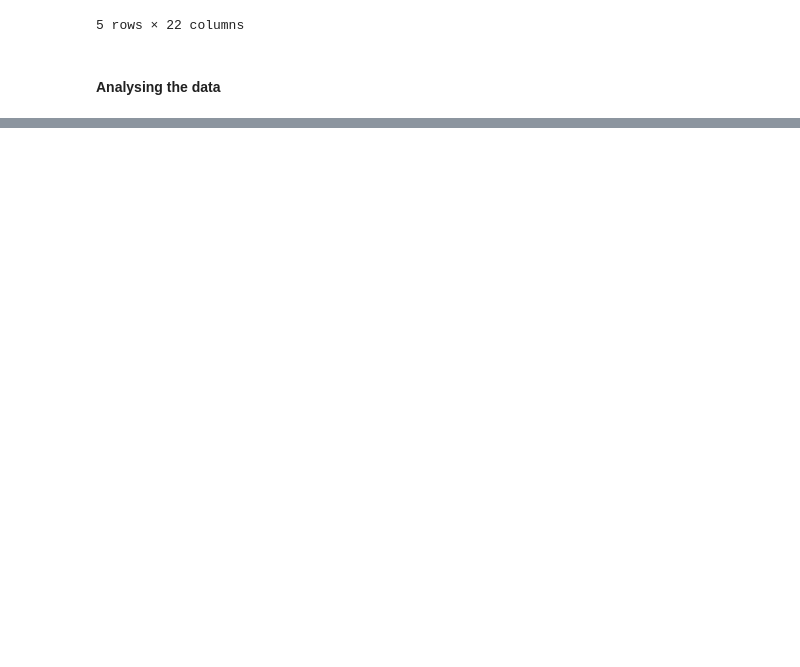
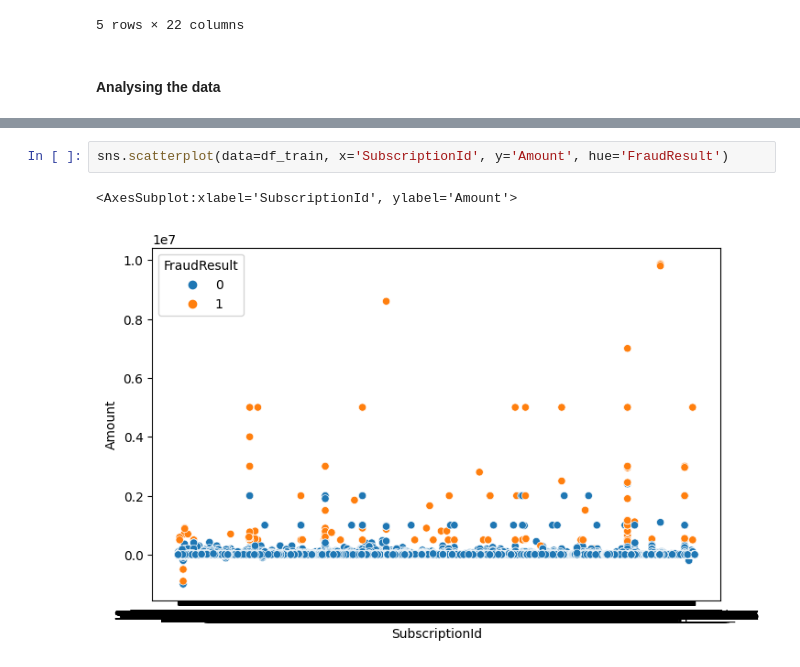
Before and after one commit to aanysofia/Fraud-Detection, a Jupyter notebook: Fraud_detection.ipynb, the cells around one changed output, grey strips where cells are left out. Drawn from its saved outputs; the diff is of its cells as text; blank space fills up the shorter version.

```diff
--- a/Fraud_detection.ipynb
+++ b/Fraud_detection.ipynb
@@ -265,0 +273,5 @@ df_train.head()
+# %%
+sns.scatterplot(data=df_train, x='SubscriptionId', y='Amount', hue='FraudResult')
+# %% [output]
+<AxesSubplot:xlabel='SubscriptionId', ylabel='Amount'>
+[figure, added]
```
Also changed, not shown: parts of 12 cells of this notebook.
